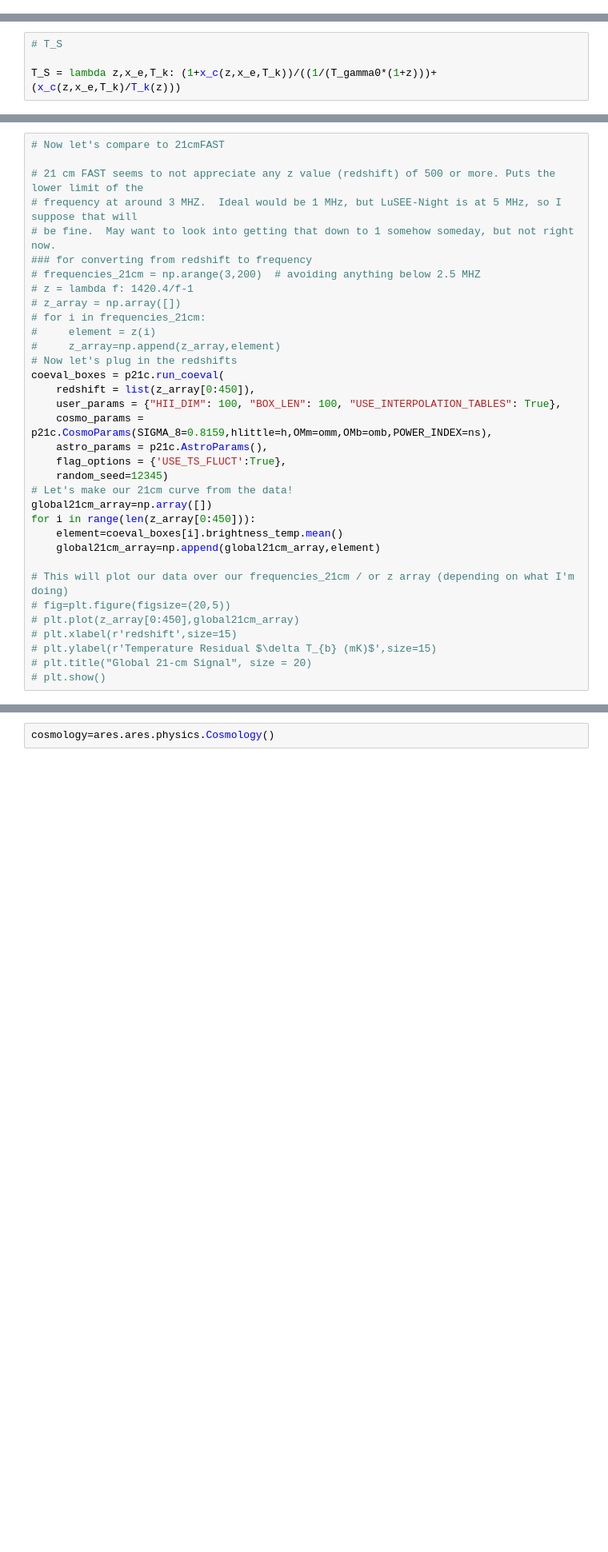
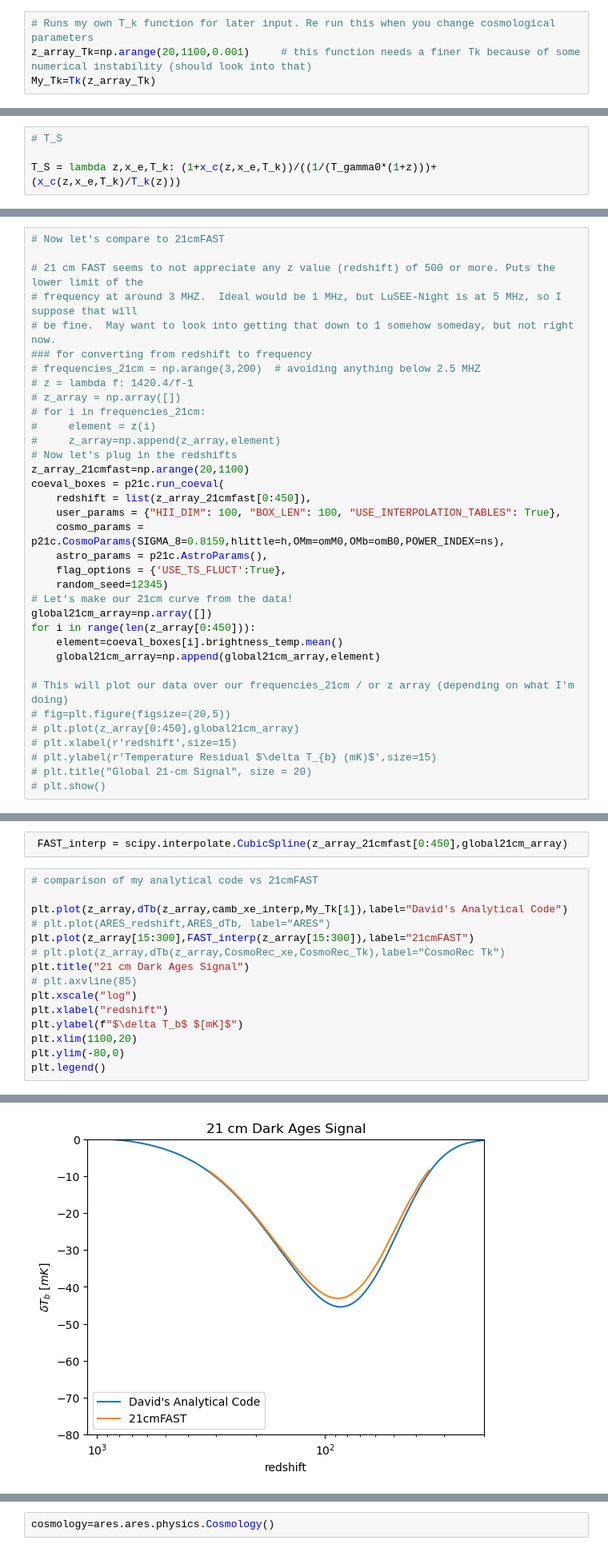
Before and after one commit to daba9359/LuCEE-Night_Simulation, a Jupyter notebook: LuCEE-Night_Simulation.ipynb, the cells around one changed output, grey strips where cells are left out. Shown: that part at 80% size. Cells and saved outputs as stored; diff of their text form; blank space fills up the shorter version.

```diff
--- a/LuCEE-Night_Simulation.ipynb
+++ b/LuCEE-Night_Simulation.ipynb
@@ -113,3 +160,7 @@ xe_alt = lambda z: 0*(z/z)
+# %%
+# Runs my own T_k function for later input. Re run this when you change cosmological parameters
+z_array_Tk=np.arange(20,1100,0.001)     # this function needs a finer Tk because of some numerical instability (should look into that)
+My_Tk=Tk(z_array_Tk)
 # %%
 ### Here is the stuff that generally doesn't change
 
@@ -178,10 +203,11 @@ ARES_redshift = np.delete(ARES_redshift,996)   # this is a wierd point in ARES t
 #     element = z(i)
 #     z_array=np.append(z_array,element)
 # Now let's plug in the redshifts
+z_array_21cmfast=np.arange(20,1100)
 coeval_boxes = p21c.run_coeval(
-    redshift = list(z_array[0:450]),
+    redshift = list(z_array_21cmfast[0:450]),
     user_params = {"HII_DIM": 100, "BOX_LEN": 100, "USE_INTERPOLATION_TABLES": True},
-    cosmo_params = p21c.CosmoParams(SIGMA_8=0.8159,hlittle=h,OMm=omm,OMb=omb,POWER_INDEX=ns),
+    cosmo_params = p21c.CosmoParams(SIGMA_8=0.8159,hlittle=h,OMm=omM0,OMb=omB0,POWER_INDEX=ns),
     astro_params = p21c.AstroParams(),
     flag_options = {'USE_TS_FLUCT':True},
     random_seed=12345)
@@ -206,0 +229,18 @@ for i in range(len(z_array[0:450])):
+# %%
+ FAST_interp = scipy.interpolate.CubicSpline(z_array_21cmfast[0:450],global21cm_array)
+# %%
+# comparison of my analytical code vs 21cmFAST
+
+plt.plot(z_array,dTb(z_array,camb_xe_interp,My_Tk[1]),label="David's Analytical Code")
+# plt.plot(ARES_redshift,ARES_dTb, label="ARES")
+plt.plot(z_array[15:300],FAST_interp(z_array[15:300]),label="21cmFAST")
+# plt.plot(z_array,dTb(z_array,CosmoRec_xe,CosmoRec_Tk),label="CosmoRec Tk")
+plt.title("21 cm Dark Ages Signal")
+# plt.axvline(85)
+plt.xscale("log")
+plt.xlabel("redshift")
+plt.ylabel(f"$\delta T_b$ $[mK]$")
+plt.xlim(1100,20)
+plt.ylim(-80,0)
+plt.legend()
+# %% [output]
@@ -206,0 +248 @@ for i in range(len(z_array[0:450])):
+[figure, added]
```
Also changed, not shown: parts of 43 cells of this notebook.
